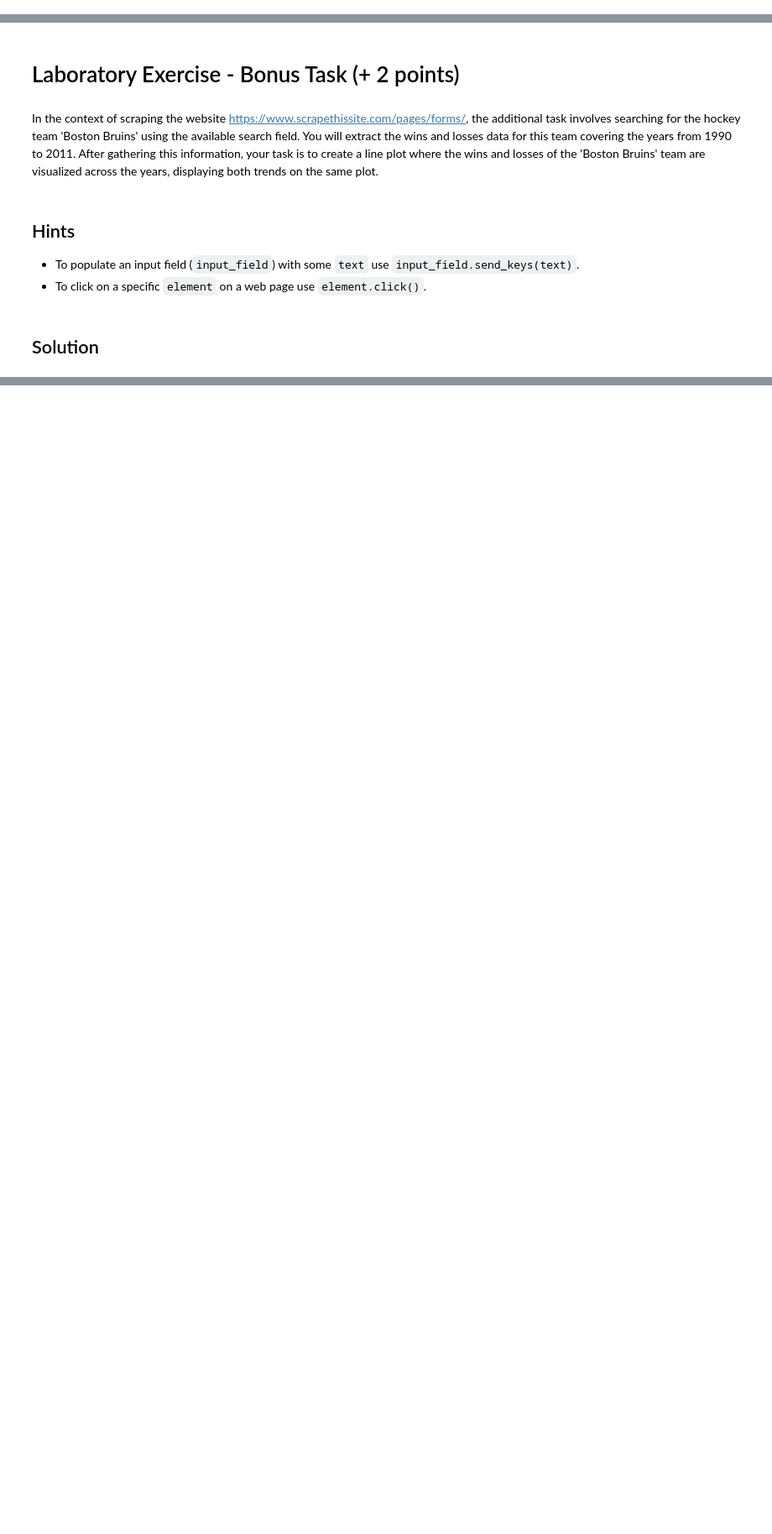
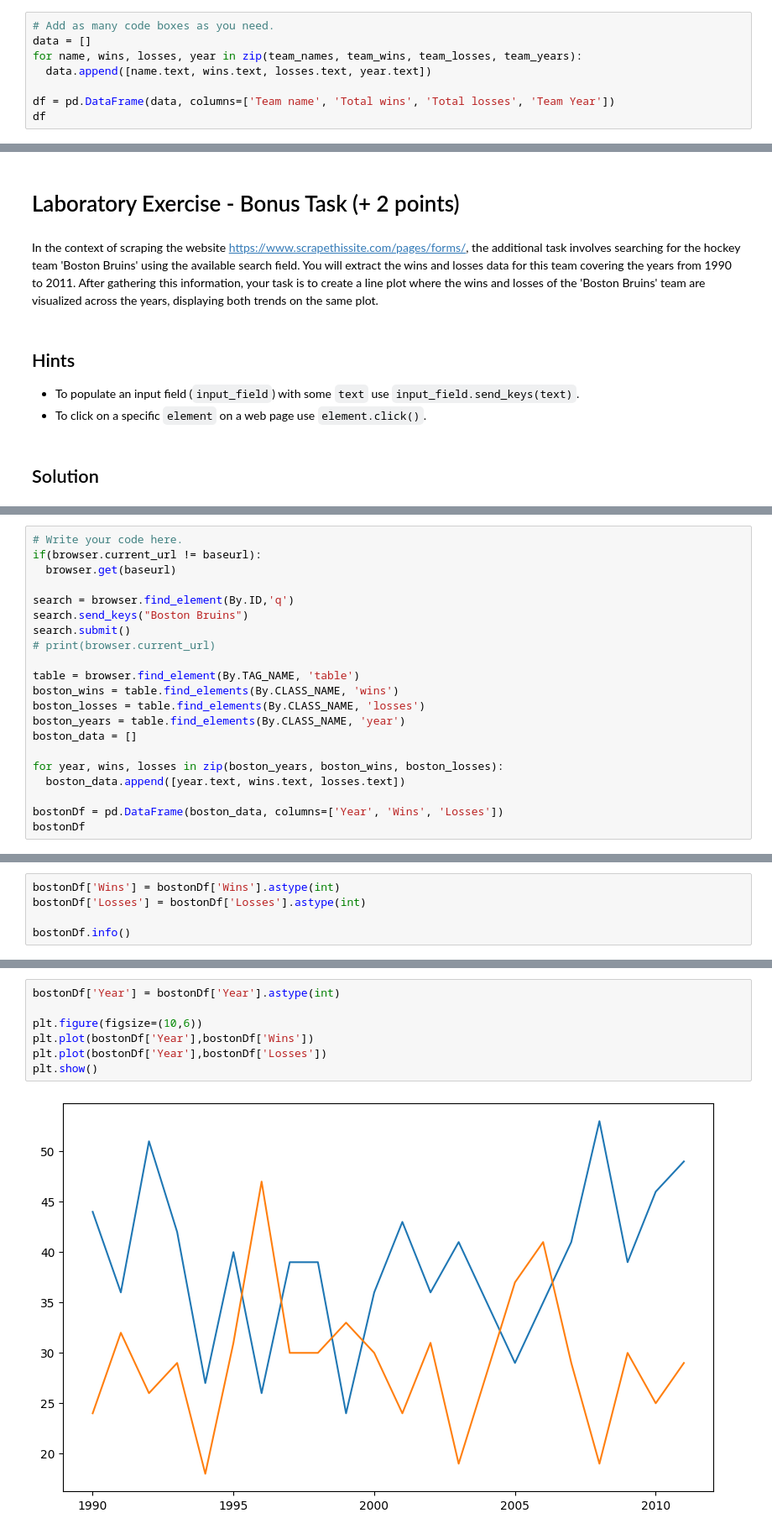
Before and after one commit to anagjurchinova/DataScience_2025, a Jupyter notebook: Hockey-Teams.ipynb, the cells around one changed output, grey strips where cells are left out. Shown at 84% size. Cells and saved outputs as stored; diff of their text form; blank space fills up the shorter version.

```diff
--- a/Hockey-Teams.ipynb
+++ b/Hockey-Teams.ipynb
@@ -82,0 +96,8 @@ In this laboratory assignment, the goal is to perform web scraping using **Selen
+# %%
+# Add as many code boxes as you need.
+data = []
+for name, wins, losses, year in zip(team_names, team_wins, team_losses, team_years):
+  data.append([name.text, wins.text, losses.text, year.text])
+
+df = pd.DataFrame(data, columns=['Team name', 'Total wins', 'Total losses', 'Team Year'])
+df
@@ -144,0 +175,21 @@ plt.show()
+# %%
+# Write your code here.
+if(browser.current_url != baseurl):
+  browser.get(baseurl)
+
+search = browser.find_element(By.ID,'q')
+search.send_keys("Boston Bruins")
+search.submit()
+# print(browser.current_url)
+
+table = browser.find_element(By.TAG_NAME, 'table')
+boston_wins = table.find_elements(By.CLASS_NAME, 'wins')
+boston_losses = table.find_elements(By.CLASS_NAME, 'losses')
+boston_years = table.find_elements(By.CLASS_NAME, 'year')
+boston_data = []
+
+for year, wins, losses in zip(boston_years, boston_wins, boston_losses):
+  boston_data.append([year.text, wins.text, losses.text])
+
+bostonDf = pd.DataFrame(boston_data, columns=['Year', 'Wins', 'Losses'])
+bostonDf
@@ -144,0 +214,5 @@ plt.show()
+# %%
+bostonDf['Wins'] = bostonDf['Wins'].astype(int)
+bostonDf['Losses'] = bostonDf['Losses'].astype(int)
+
+bostonDf.info()
@@ -144,0 +230,9 @@ plt.show()
+# %%
+bostonDf['Year'] = bostonDf['Year'].astype(int)
+
+plt.figure(figsize=(10,6))
+plt.plot(bostonDf['Year'],bostonDf['Wins'])
+plt.plot(bostonDf['Year'],bostonDf['Losses'])
+plt.show()
+# %% [output]
+[figure, added]
```
Also changed, not shown: parts of 10 cells of this notebook.
